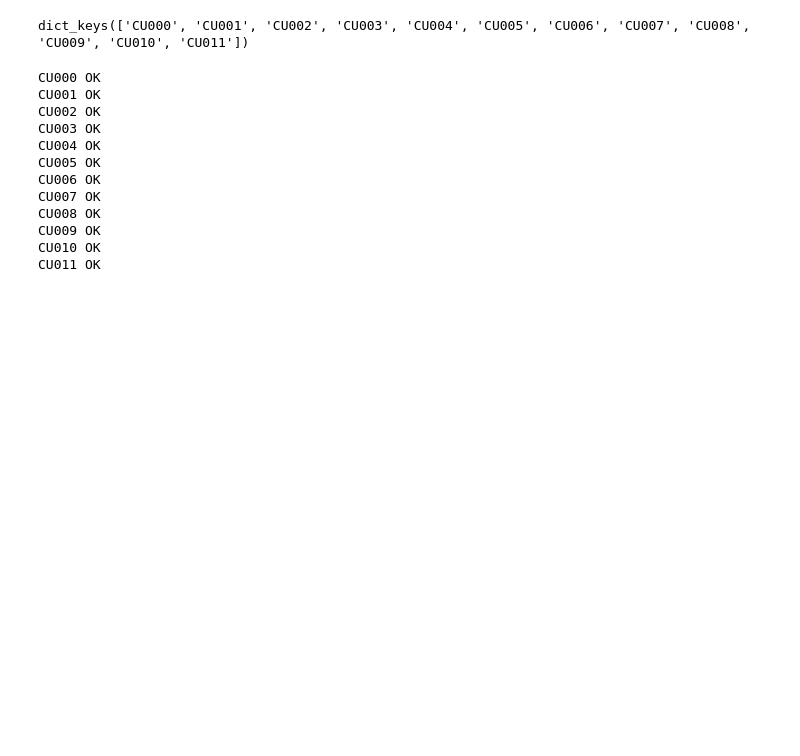
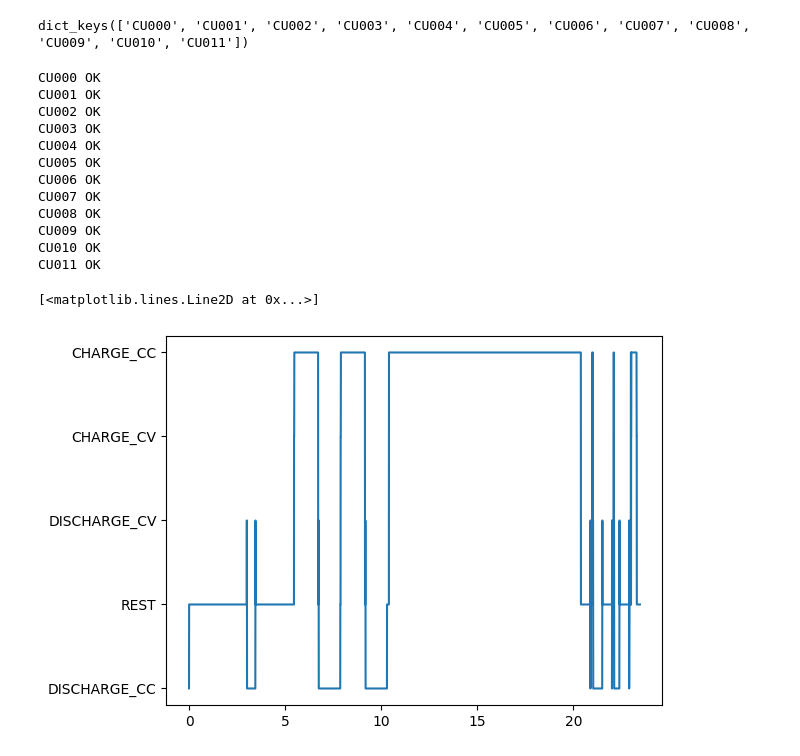
Before and after one commit to gsscala/star_dataset, a Jupyter notebook: advanced_cell_state/add_fields.ipynb, the cells around one changed output. Saved outputs shown, nothing was run; the diff lists cells and outputs as text; code cells hidden in the pictures; blank space fills up the shorter version.

```diff
--- a/advanced_cell_state/add_fields.ipynb
+++ b/advanced_cell_state/add_fields.ipynb
@@ -50,6 +52,11 @@ CU008 OK
 CU009 OK
 CU010 OK
 CU011 OK
+# %%
+plt.plot(dataset["CU000"]["Time"], advanced_state["CU000"])
+# %% [output]
+[<matplotlib.lines.Line2D at 0x...>]
+[figure, added]
 # %%
 with open("advanced_state.json", "w") as f:
 	dump(advanced_state, f)
```
Also changed, not shown: parts of 5 cells of this notebook, 2 other files.
